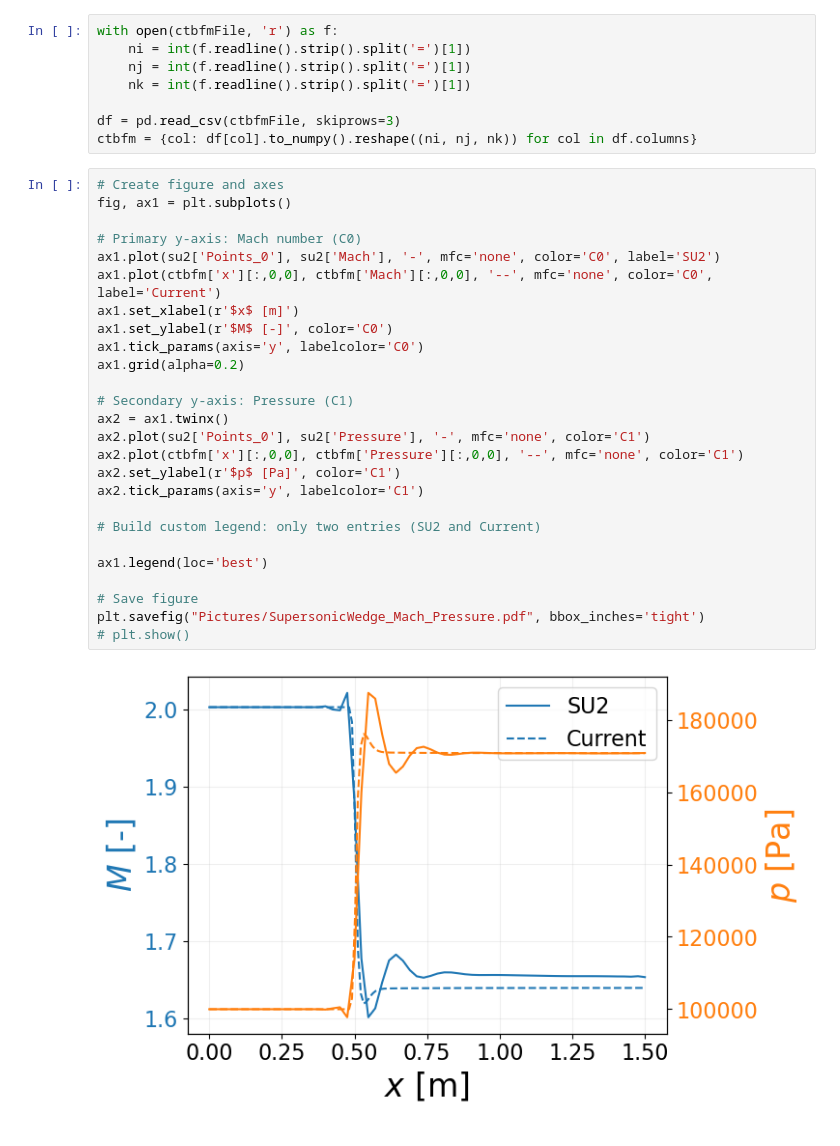
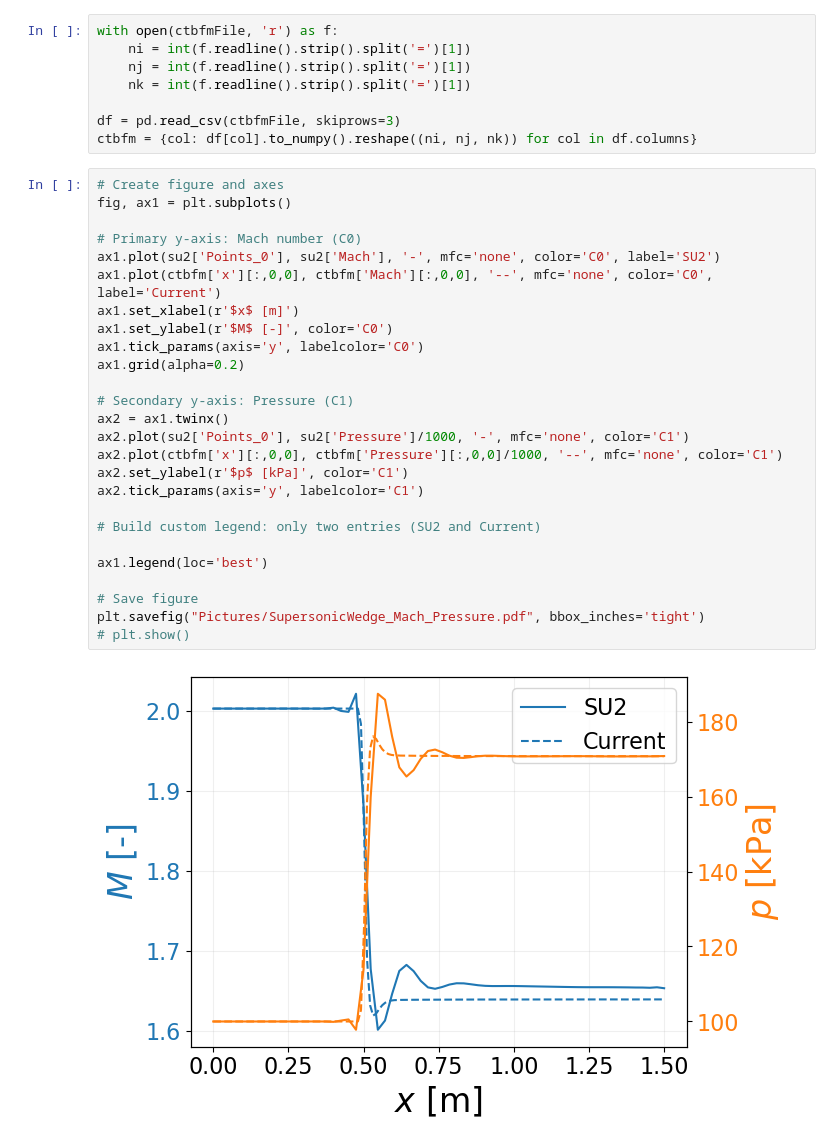
Before and after one commit to fneri13/CTurboBFM, a Jupyter notebook: run/supersonicWedge/supersonicWedge_Roe/compare_results.ipynb, the cells around one changed output. Drawn from its saved outputs; the diff is of its cells as text.

```diff
--- a/run/supersonicWedge/supersonicWedge_Roe/compare_results.ipynb
+++ b/run/supersonicWedge/supersonicWedge_Roe/compare_results.ipynb
@@ -23,28 +23,28 @@ ctbfm = {col: df[col].to_numpy().reshape((ni, nj, nk)) for col in df.columns}
 # %%
 # Create figure and axes
 fig, ax1 = plt.subplots()
 
 # Primary y-axis: Mach number (C0)
 ax1.plot(su2['Points_0'], su2['Mach'], '-', mfc='none', color='C0', label='SU2')
 ax1.plot(ctbfm['x'][:,0,0], ctbfm['Mach'][:,0,0], '--', mfc='none', color='C0', label='Current')
 ax1.set_xlabel(r'$x$ [m]')
 ax1.set_ylabel(r'$M$ [-]', color='C0')
 ax1.tick_params(axis='y', labelcolor='C0')
 ax1.grid(alpha=0.2)
 
 # Secondary y-axis: Pressure (C1)
 ax2 = ax1.twinx()
-ax2.plot(su2['Points_0'], su2['Pressure'], '-', mfc='none', color='C1')
-ax2.plot(ctbfm['x'][:,0,0], ctbfm['Pressure'][:,0,0], '--', mfc='none', color='C1')
-ax2.set_ylabel(r'$p$ [Pa]', color='C1')
+ax2.plot(su2['Points_0'], su2['Pressure']/1000, '-', mfc='none', color='C1')
+ax2.plot(ctbfm['x'][:,0,0], ctbfm['Pressure'][:,0,0]/1000, '--', mfc='none', color='C1')
+ax2.set_ylabel(r'$p$ [kPa]', color='C1')
 ax2.tick_params(axis='y', labelcolor='C1')
 
 # Build custom legend: only two entries (SU2 and Current)
 
 ax1.legend(loc='best')
 
 # Save figure
 plt.savefig("Pictures/SupersonicWedge_Mach_Pressure.pdf", bbox_inches='tight')
 # plt.show()
 # %% [output]
-[figure, old version]
+[figure, new version]
```
Also changed, not shown: 17 other files.
